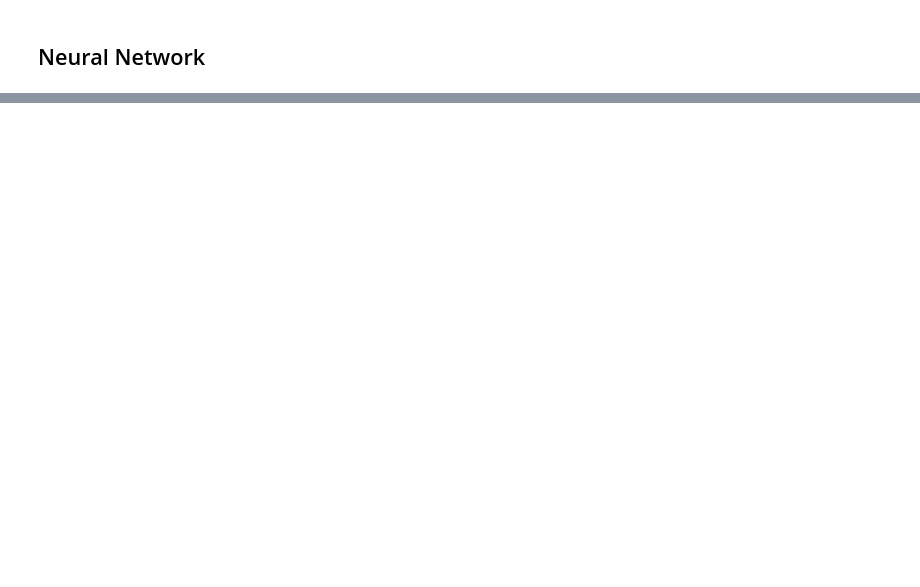
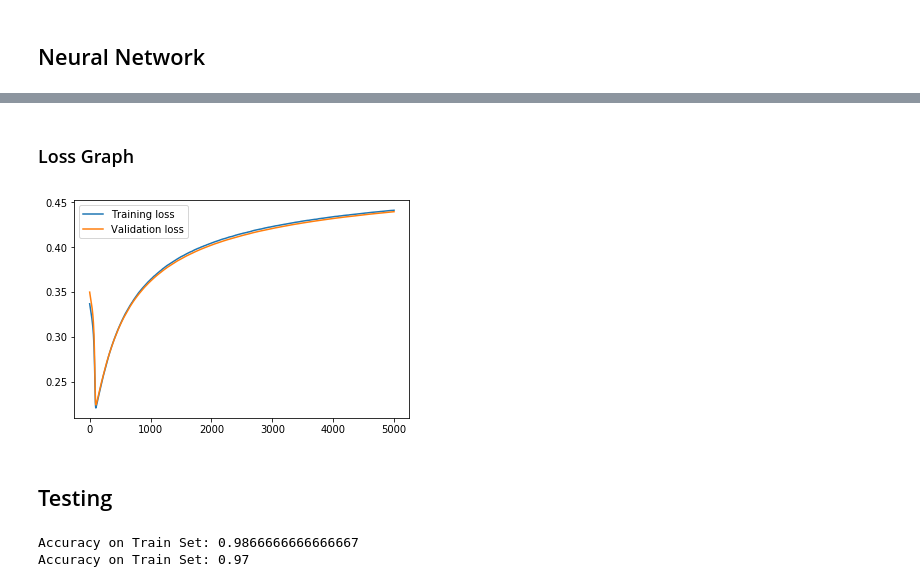
Before and after one commit to falreis/backpropagation, a Jupyter notebook: NeuralNetwork.ipynb, the cells around one changed output, grey strips where cells are left out. Cells and saved outputs as stored; diff of their text form; code cells hidden in the pictures; blank space fills up the shorter version.

```diff
--- a/NeuralNetwork.ipynb
+++ b/NeuralNetwork.ipynb
@@ -156,0 +219,16 @@ class NeuralNetwork:
+# %%
+def MSE(y, y_hat):
+    return np.mean((y-y_hat)**2)
+
+#### Network Parameters ####
+n_input_nodes = n_features
+n_output_nodes = n_classes
+
+n_hidden_nodes = 64
+
+n_epochs = 5000
+lr = 0.1
+batch_size = 128
+
+#### Neural Network ####
+network = NeuralNetwork(n_input_nodes, n_hidden_nodes, n_output_nodes, lr)
@@ -158,0 +245,21 @@ class NeuralNetwork:
+# %%
+#### Train ####
+losses = {'train':[], 'validation':[]}
+
+for epoch in range(n_epochs):
+    batch_indices = np.random.choice(list(range(x_train.shape[0])), size = batch_size)
+    features = np.array([x_train[i] for i in batch_indices])
+    targets = np.array([y_train[i] for i in batch_indices])
+
+    network.train(features, targets)
+
+    # Printing out the training progress
+    train_loss = MSE(network.predict(x_train).T, y_train_raw)
+    val_loss = MSE(network.predict(x_test).T, y_test_raw)
+    sys.stdout.write("\rProgress: {:2.1f}%".format(100 * epoch/float(n_epochs)) \
+                     + " ... Training loss: " + str(train_loss)[:5] \
+                     + " ... Validation loss: " + str(val_loss)[:5])
+    sys.stdout.flush()
+
+    losses['train'].append(train_loss)
+    losses['validation'].append(val_loss)
@@ -158,0 +268,18 @@ class NeuralNetwork:
+# %% [markdown]
+### Loss Graph
+# %%
+plt.plot(losses['train'], label='Training loss')
+plt.plot(losses['validation'], label='Validation loss')
+plt.legend()
+_ = plt.ylim()
+plt.show()
+# %% [output]
+[figure, added]
+# %% [markdown]
+## Testing
+# %%
+print("Accuracy on Train Set:", network.test(x_train, y_train))
+print("Accuracy on Train Set:", network.test(x_test, y_test))
+# %% [output]
+Accuracy on Train Set: 0.9866666666666667
+Accuracy on Train Set: 0.97
```
Also changed, not shown: parts of 14 cells of this notebook.
